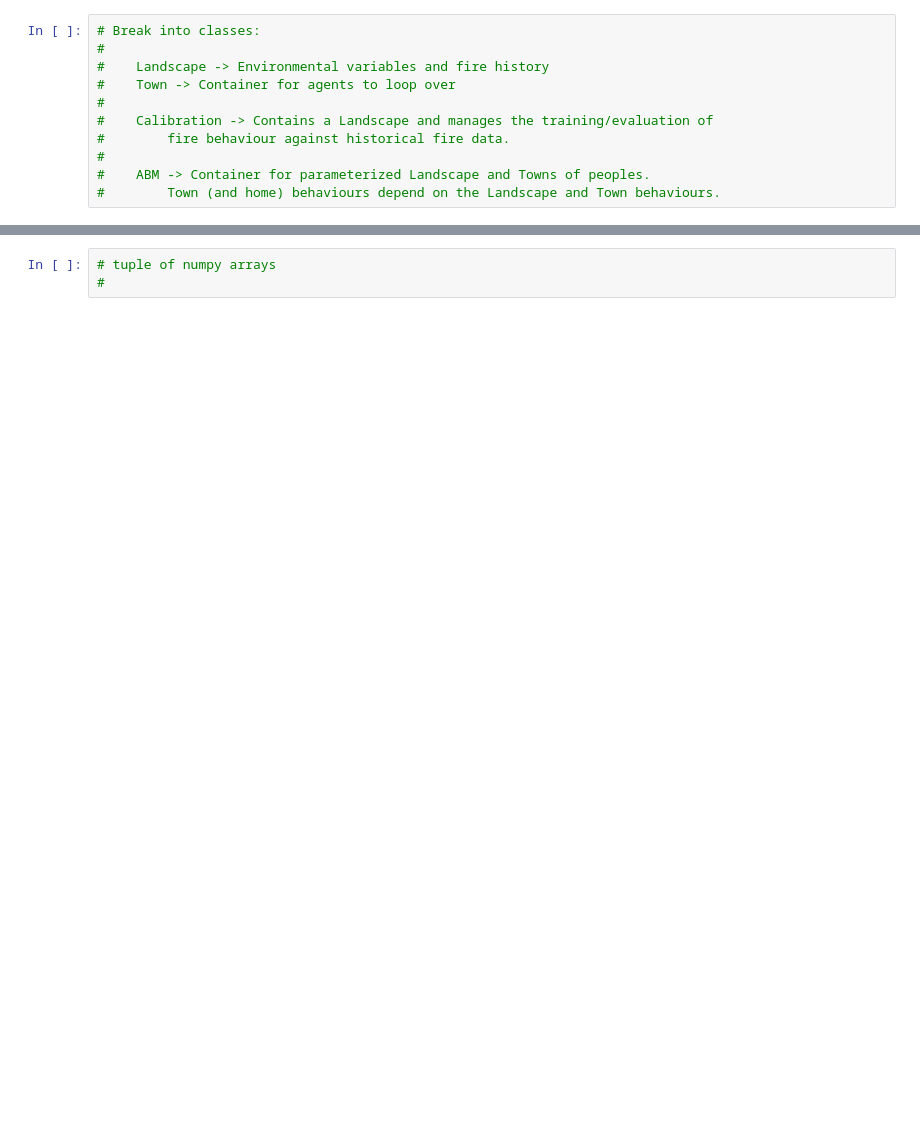
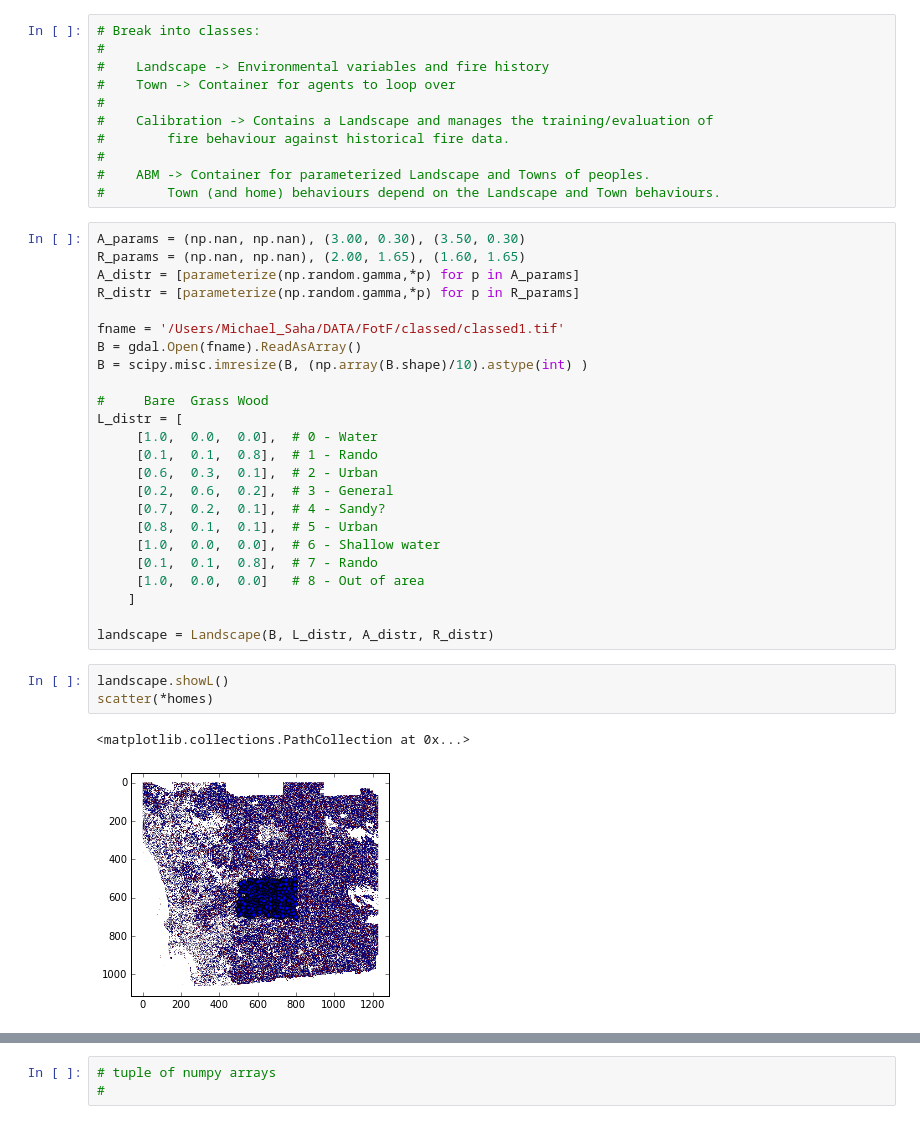
Before and after one commit to mvsaha/fire_sim, a Jupyter notebook: dev/notebooks/Agents.ipynb, the cells around one changed output, grey strips where cells are left out. Cells and saved outputs as stored; diff of their text form; blank space fills up the shorter version.

```diff
--- a/dev/notebooks/Agents.ipynb
+++ b/dev/notebooks/Agents.ipynb
@@ -30,4 +20,34 @@ AttributeError: 'module' object has no attribute 'PixelSet'
 #
 #    ABM -> Container for parameterized Landscape and Towns of peoples.
 #        Town (and home) behaviours depend on the Landscape and Town behaviours.
+# %%
+A_params = (np.nan, np.nan), (3.00, 0.30), (3.50, 0.30)
+R_params = (np.nan, np.nan), (2.00, 1.65), (1.60, 1.65)
+A_distr = [parameterize(np.random.gamma,*p) for p in A_params]
+R_distr = [parameterize(np.random.gamma,*p) for p in R_params]
+
+fname = '/Users/Michael_Saha/DATA/FotF/classed/classed1.tif'
+B = gdal.Open(fname).ReadAsArray()
+B = scipy.misc.imresize(B, (np.array(B.shape)/10).astype(int) )
+
+#     Bare  Grass Wood
+L_distr = [
+     [1.0,  0.0,  0.0],  # 0 - Water
+     [0.1,  0.1,  0.8],  # 1 - Rando
+     [0.6,  0.3,  0.1],  # 2 - Urban
+     [0.2,  0.6,  0.2],  # 3 - General
+     [0.7,  0.2,  0.1],  # 4 - Sandy?
+     [0.8,  0.1,  0.1],  # 5 - Urban
+     [1.0,  0.0,  0.0],  # 6 - Shallow water
+     [0.1,  0.1,  0.8],  # 7 - Rando
+     [1.0,  0.0,  0.0]   # 8 - Out of area
+    ]
+
+landscape = Landscape(B, L_distr, A_distr, R_distr)
+# %%
+landscape.showL()
+scatter(*homes)
+# %% [output]
+<matplotlib.collections.PathCollection at 0x...>
+[figure, added]
 # %%
```
Also changed, not shown: parts of 7 cells of this notebook, 4 other files.
